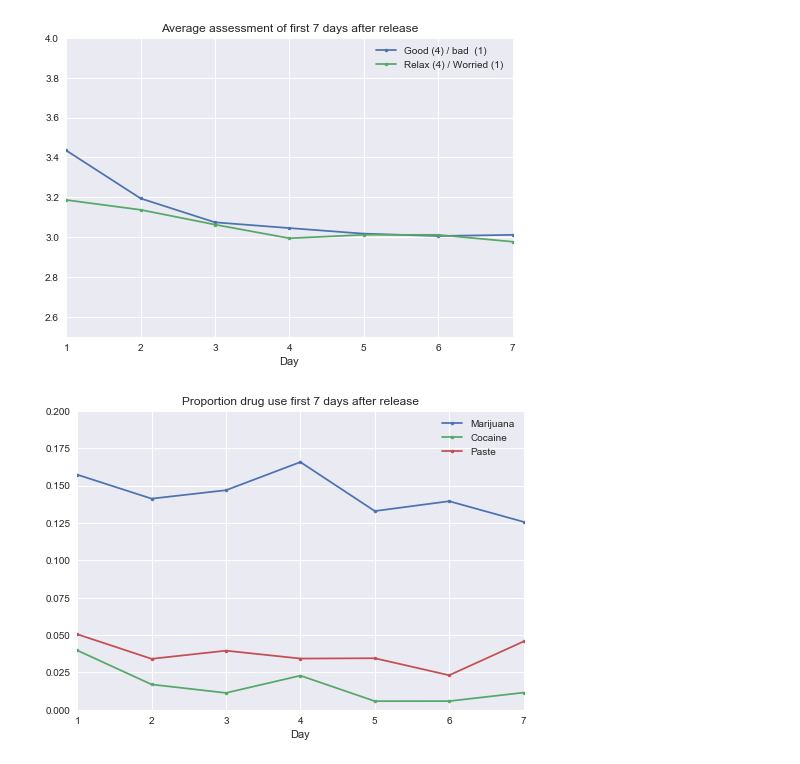
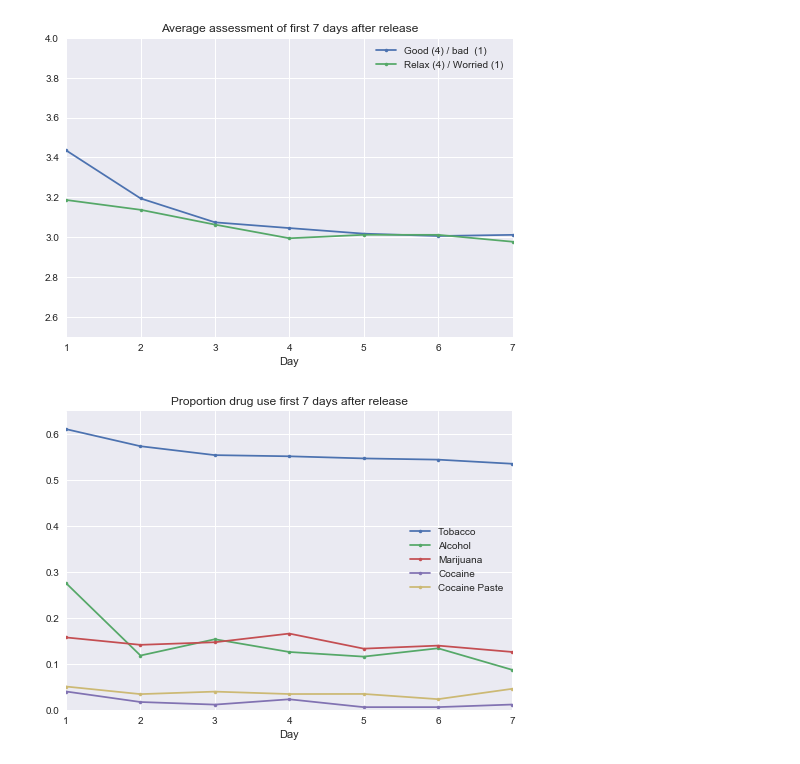
Before and after one commit to sdaza/reentry-chile, a Jupyter notebook: reports/exploring_first_week.ipynb, the cells around one changed output. Cells and saved outputs as stored; diff of their text form; code cells hidden in the pictures.

```diff
--- a/reports/exploring_first_week.ipynb
+++ b/reports/exploring_first_week.ipynb
@@ -241,11 +241,11 @@ plot = create_plot_day(data=fw, variables = variables, labels = labels, toreplac
 [figure]
 # %%
 # drugs
-variables = ['p21_3_a_dia', 'p21_4_a_dia', 'p21_5_a_dia']
-labels = ['Marijuana', 'Cocaine', 'Paste']
+variables = ['p21_1_a_dia', 'p21_2_a_dia', 'p21_3_a_dia', 'p21_4_a_dia', 'p21_5_a_dia']
+labels = ['Tobacco', 'Alcohol', 'Marijuana', 'Cocaine', 'Cocaine Paste']
 toreplace = {-8:np.nan, -9: np.nan}
 title = 'Proportion drug use first 7 days after release'
-ylim = [0,0.2]
+ylim = [0,0.65]
 plot = create_plot_day(data=fw, variables = variables, labels = labels, toreplace = toreplace, title = title, ylim = ylim)
 # %% [output]
-[figure, old version]
+[figure, new version]
```
